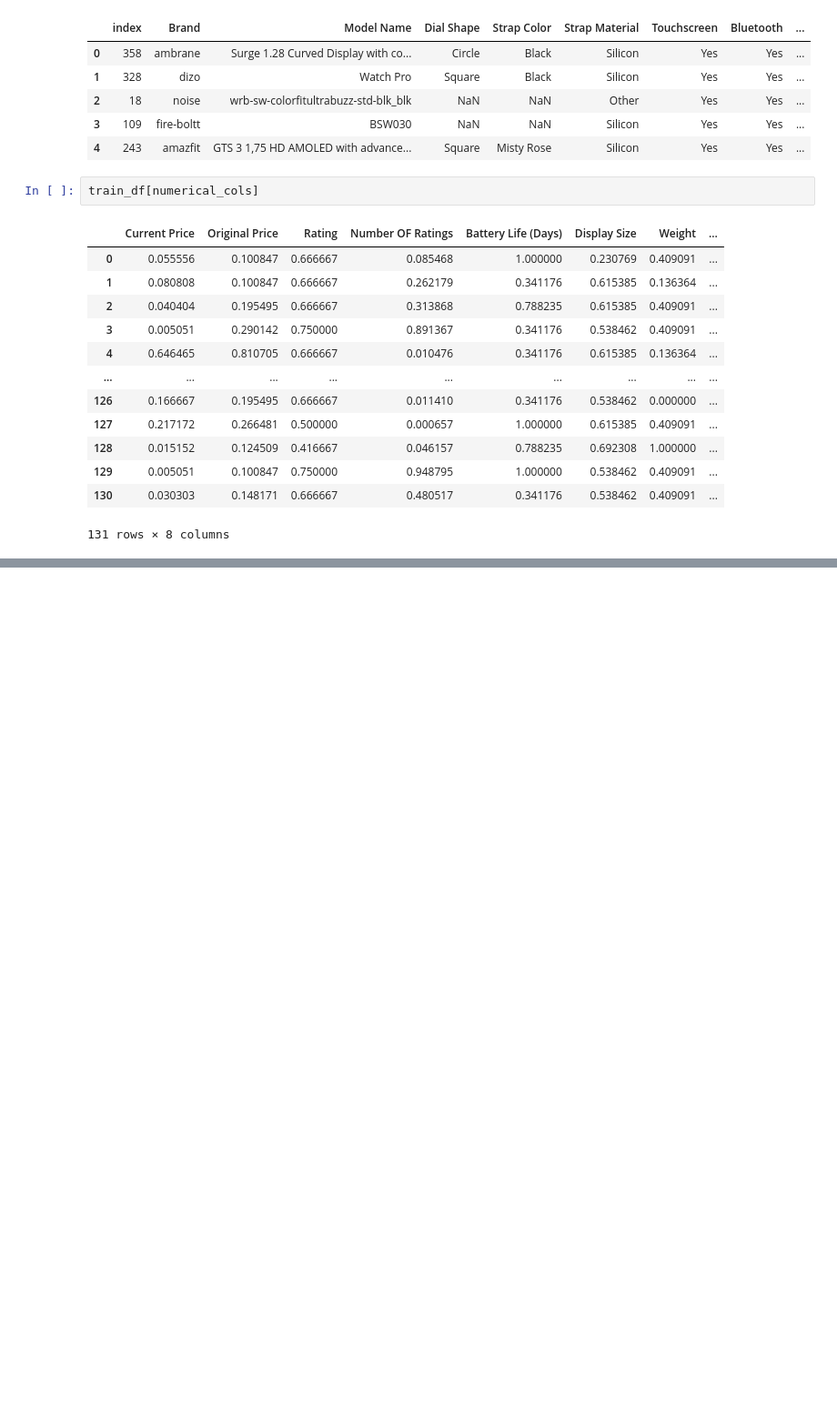
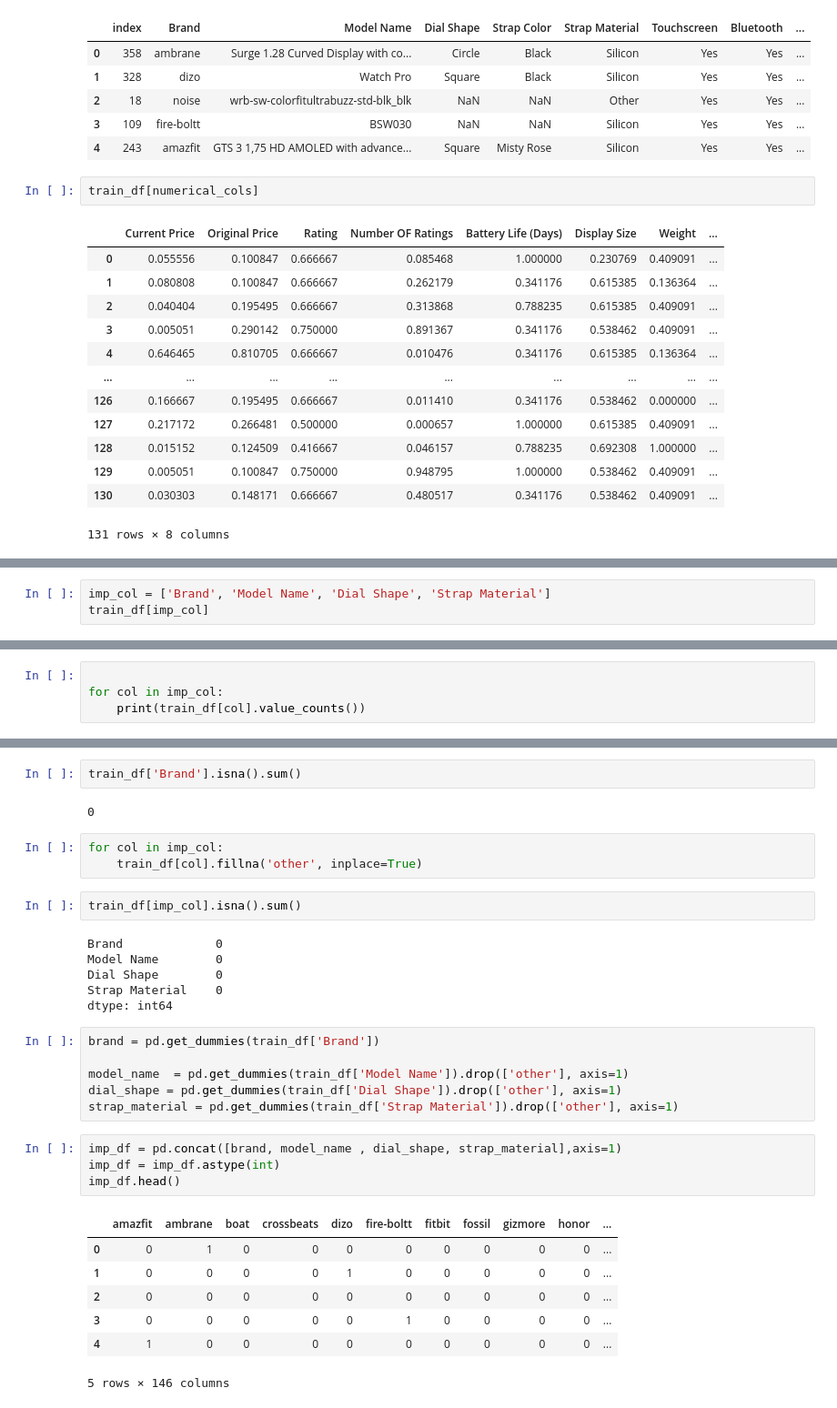
Before and after one commit to adhi1911/Watch-Price-Prediction, a Jupyter notebook: feature_engineering.ipynb, the cells around one changed output, grey strips where cells are left out. Shown: that part at 91% size. Drawn from its saved outputs; the diff is of its cells as text; blank space fills up the shorter version.

Commit message:
Feature engg done, understood get_dummies and cleaned data

```diff
--- a/feature_engineering.ipynb
+++ b/feature_engineering.ipynb
@@ -363,0 +407,3 @@ train_df[numerical_cols]
+# %%
+imp_col = ['Brand', 'Model Name', 'Dial Shape', 'Strap Material']
+train_df[imp_col]
@@ -363,0 +424,4 @@ train_df[numerical_cols]
+# %%
+
+for col in imp_col:
+    print(train_df[col].value_counts())
@@ -363,0 +446,33 @@ train_df[numerical_cols]
+# %%
+train_df['Brand'].isna().sum()
+# %% [output]
+0
+# %%
+for col in imp_col:
+    train_df[col].fillna('other', inplace=True)
+# %%
+train_df[imp_col].isna().sum()
+# %% [output]
+Brand             0
+Model Name        0
+Dial Shape        0
+Strap Material    0
+dtype: int64
+# %%
+brand = pd.get_dummies(train_df['Brand'])
+
+model_name  = pd.get_dummies(train_df['Model Name']).drop(['other'], axis=1)
+dial_shape = pd.get_dummies(train_df['Dial Shape']).drop(['other'], axis=1)
+strap_material = pd.get_dummies(train_df['Strap Material']).drop(['other'], axis=1)
+# %%
+imp_df = pd.concat([brand, model_name , dial_shape, strap_material],axis=1)
+imp_df = imp_df.astype(int)
+imp_df.head()
+# %% [output]
+|  | amazfit | ambrane | boat | crossbeats | dizo | fire-boltt | fitbit | fossil | gizmore | honor | ... |
+| 0 | 0 | 1 | 0 | 0 | 0 | 0 | 0 | 0 | 0 | 0 | ... |
+| 1 | 0 | 0 | 0 | 0 | 1 | 0 | 0 | 0 | 0 | 0 | ... |
+| 2 | 0 | 0 | 0 | 0 | 0 | 0 | 0 | 0 | 0 | 0 | ... |
+| 3 | 0 | 0 | 0 | 0 | 0 | 1 | 0 | 0 | 0 | 0 | ... |
+| 4 | 1 | 0 | 0 | 0 | 0 | 0 | 0 | 0 | 0 | 0 | ... |
+5 rows × 146 columns
```
Also changed, not shown: parts of 13 cells of this notebook, 1 other file.
